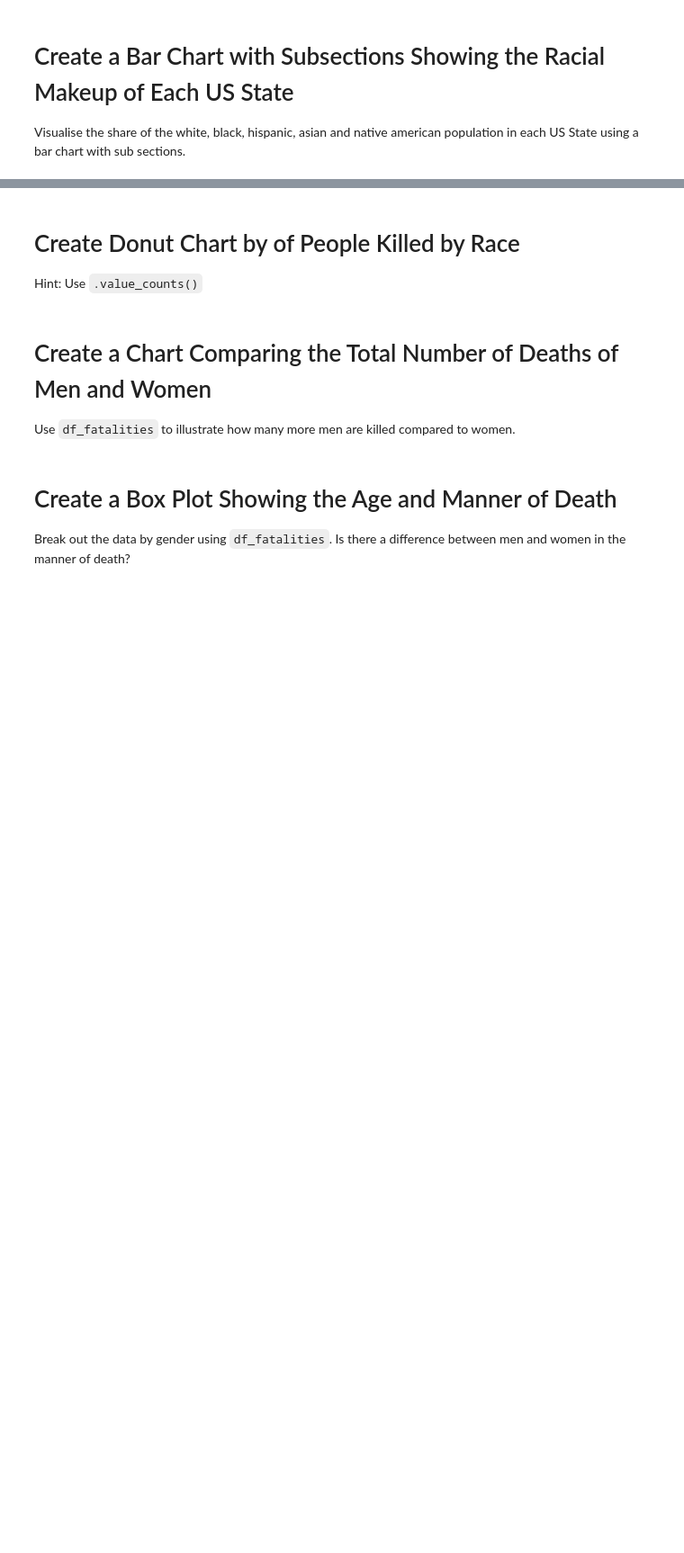
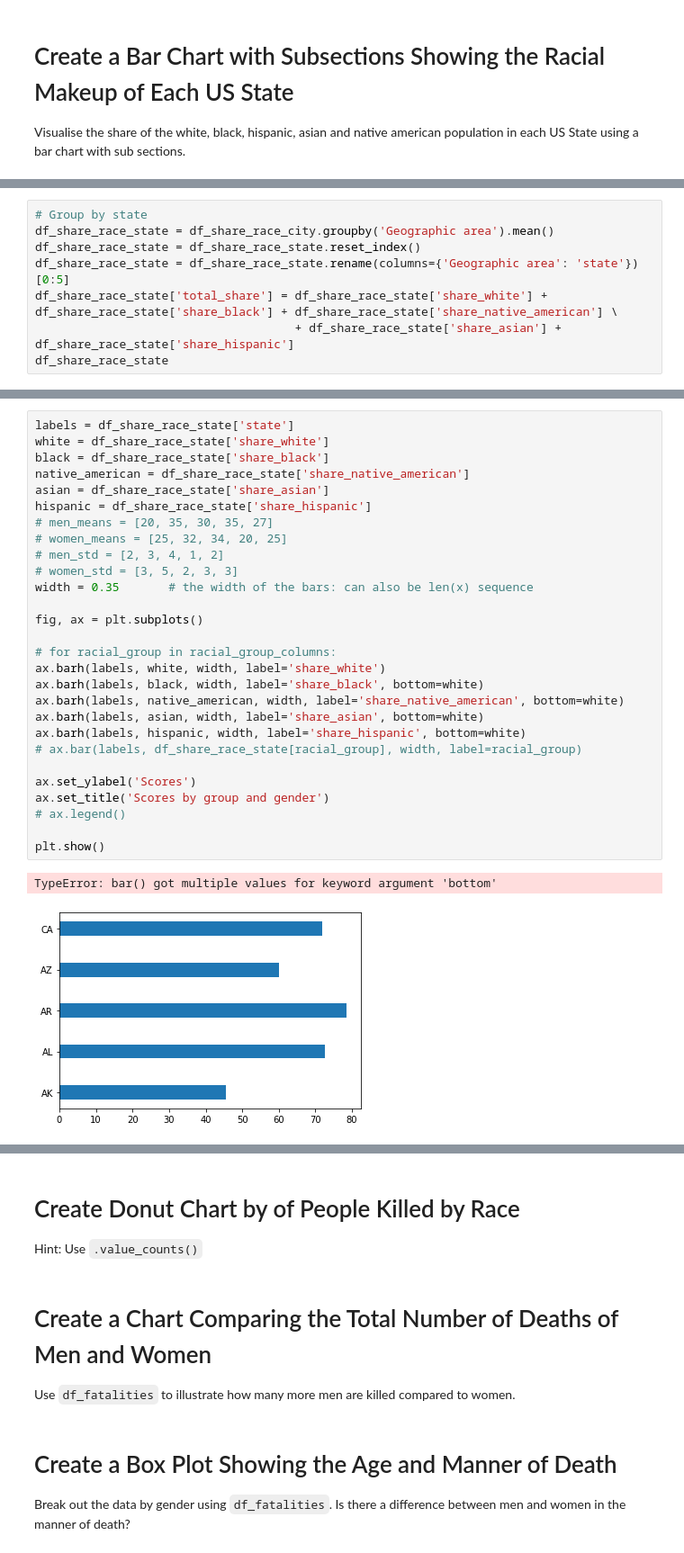
Before and after one commit to tomweinandy/100DaysOfCode, a Jupyter notebook: Projects/Day099/Fatal_Force.ipynb, the cells around one changed output, grey strips where cells are left out. Shown at 90% size. Drawn from its saved outputs; the diff is of its cells as text; blank space fills up the shorter version.

```diff
--- a/Projects/Day099/Fatal_Force.ipynb
+++ b/Projects/Day099/Fatal_Force.ipynb
@@ -340,0 +388,8 @@ Visualise the share of the white, black, hispanic, asian and native american pop
+# %%
+# Group by state
+df_share_race_state = df_share_race_city.groupby('Geographic area').mean()
+df_share_race_state = df_share_race_state.reset_index()
+df_share_race_state = df_share_race_state.rename(columns={'Geographic area': 'state'})[0:5]
+df_share_race_state['total_share'] = df_share_race_state['share_white'] + df_share_race_state['share_black'] + df_share_race_state['share_native_american'] \
+                                     + df_share_race_state['share_asian'] + df_share_race_state['share_hispanic']
+df_share_race_state
@@ -340,0 +403,31 @@ Visualise the share of the white, black, hispanic, asian and native american pop
+# %%
+labels = df_share_race_state['state']
+white = df_share_race_state['share_white']
+black = df_share_race_state['share_black']
+native_american = df_share_race_state['share_native_american']
+asian = df_share_race_state['share_asian']
+hispanic = df_share_race_state['share_hispanic']
+# men_means = [20, 35, 30, 35, 27]
+# women_means = [25, 32, 34, 20, 25]
+# men_std = [2, 3, 4, 1, 2]
+# women_std = [3, 5, 2, 3, 3]
+width = 0.35       # the width of the bars: can also be len(x) sequence
+
+fig, ax = plt.subplots()
+
+# for racial_group in racial_group_columns:
+ax.barh(labels, white, width, label='share_white')
+ax.barh(labels, black, width, label='share_black', bottom=white)
+ax.barh(labels, native_american, width, label='share_native_american', bottom=white)
+ax.barh(labels, asian, width, label='share_asian', bottom=white)
+ax.barh(labels, hispanic, width, label='share_hispanic', bottom=white)
+# ax.bar(labels, df_share_race_state[racial_group], width, label=racial_group)
+
+ax.set_ylabel('Scores')
+ax.set_title('Scores by group and gender')
+# ax.legend()
+
+plt.show()
+# %% [output]
+TypeError: bar() got multiple values for keyword argument 'bottom'
+[figure, added]
```
Also changed, not shown: parts of 6 cells of this notebook.
